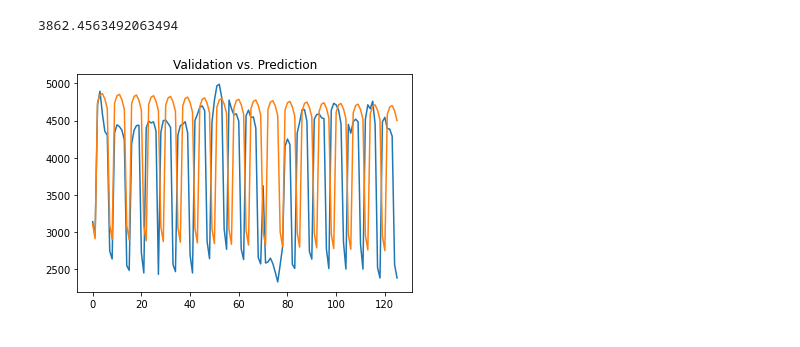
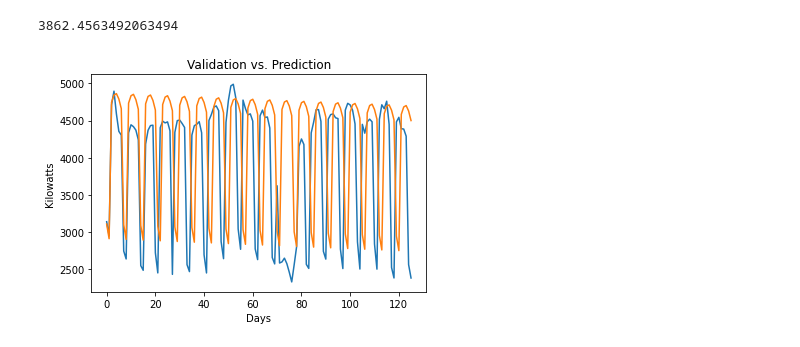
Before and after one commit to Sandy4321/energy-weather-modelling, a Jupyter notebook: arima-electricity-consumption.ipynb, the cells around one changed output. Cells and saved outputs as stored; diff of their text form; code cells hidden in the pictures.

```diff
--- a/arima-electricity-consumption.ipynb
+++ b/arima-electricity-consumption.ipynb
@@ -306,7 +292,9 @@ np.mean(val_df)
 # %%
 plt.plot(val_df)
 plt.plot(prediction)
+plt.xlabel('Days')
+plt.ylabel('Kilowatts')
 plt.title("Validation vs. Prediction")
 plt.show()
 # %% [output]
-[figure, old version]
+[figure, new version]
```
Also changed, not shown: parts of 4 cells of this notebook, 2 other files.
